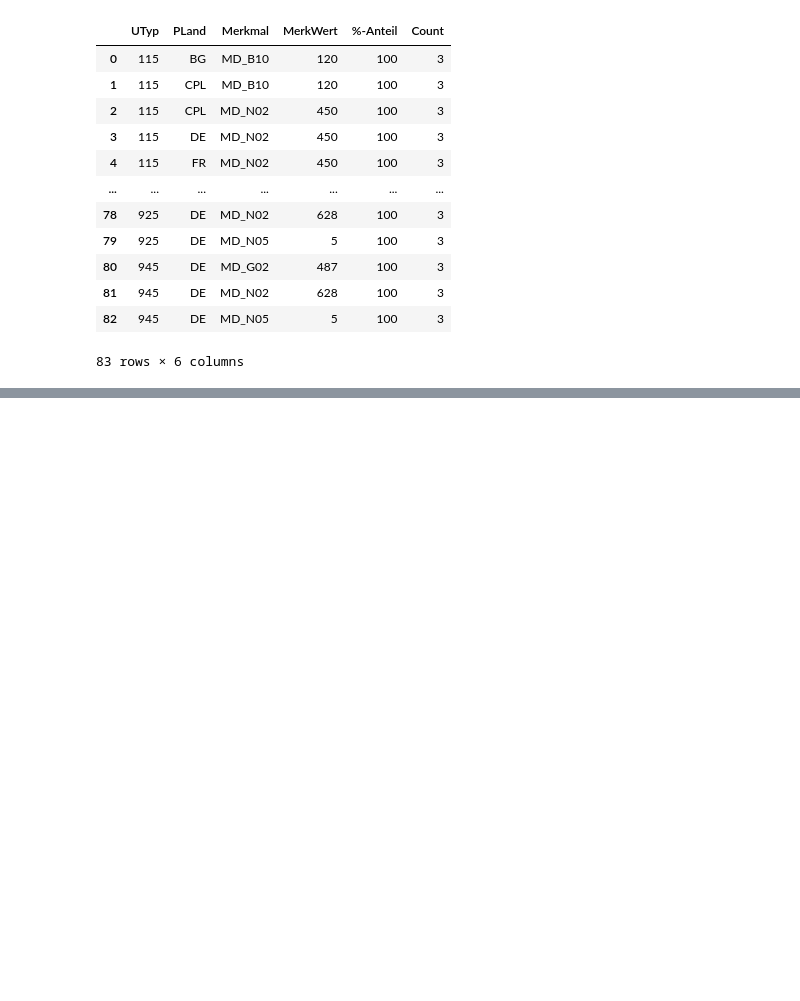
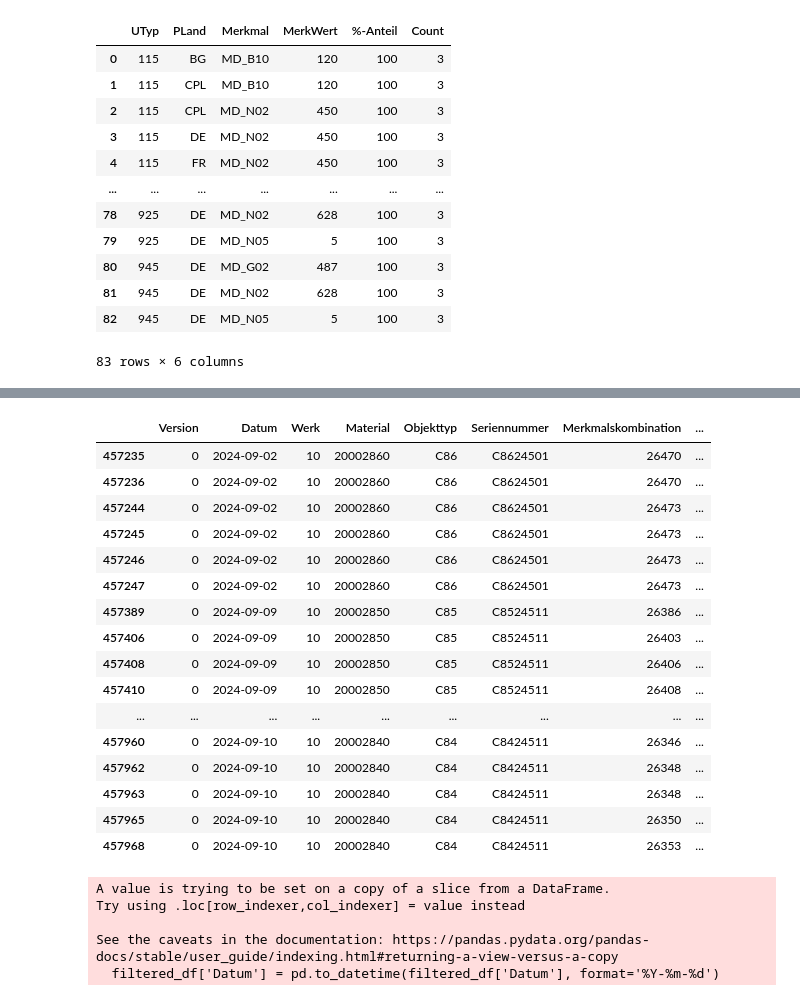
Before and after one commit to realreul/ML-with-CLAAS, a Jupyter notebook: TakeRates.ipynb, the cells around one changed output, grey strips where cells are left out. Saved outputs shown, nothing was run; the diff lists cells and outputs as text; code cells hidden in the pictures; blank space fills up the shorter version.

Commit message:
New data eval

```diff
--- a/TakeRates.ipynb
+++ b/TakeRates.ipynb
@@ -586,0 +589,4 @@ consistent_groups.reset_index(name='Count')
+# %%
+import pandas as pd
+
+df = pd.read_excel('CLAAS_data/S612_P10_CSE_20240529.XLSX')
@@ -586,0 +624,5 @@ consistent_groups.reset_index(name='Count')
+# %%
+merkmale = ['MD_P02', 'MD_N02', 'MD_N08', 'MD_N05', 'MD_B10', 'MD_G02']
+
+filtered_df = df[df['Merkmalname'].isin(merkmale)]
+filtered_df
@@ -586,0 +643,32 @@ consistent_groups.reset_index(name='Count')
+# %%
+filtered_df.tail(50)
+# %% [output]
+|  | Version | Datum | Werk | Material | Objekttyp | Seriennummer | Merkmalskombination | ... |
+| 457235 | 0 | 2024-09-02 | 10 | 20002860 | C86 | C8624501 | 26470 | ... |
+| 457236 | 0 | 2024-09-02 | 10 | 20002860 | C86 | C8624501 | 26470 | ... |
+| 457244 | 0 | 2024-09-02 | 10 | 20002860 | C86 | C8624501 | 26473 | ... |
+| 457245 | 0 | 2024-09-02 | 10 | 20002860 | C86 | C8624501 | 26473 | ... |
+| 457246 | 0 | 2024-09-02 | 10 | 20002860 | C86 | C8624501 | 26473 | ... |
+| 457247 | 0 | 2024-09-02 | 10 | 20002860 | C86 | C8624501 | 26473 | ... |
+| 457389 | 0 | 2024-09-09 | 10 | 20002850 | C85 | C8524511 | 26386 | ... |
+| 457406 | 0 | 2024-09-09 | 10 | 20002850 | C85 | C8524511 | 26403 | ... |
+| 457408 | 0 | 2024-09-09 | 10 | 20002850 | C85 | C8524511 | 26406 | ... |
+| 457410 | 0 | 2024-09-09 | 10 | 20002850 | C85 | C8524511 | 26408 | ... |
+| ... | ... | ... | ... | ... | ... | ... | ... | ... |
+| 457960 | 0 | 2024-09-10 | 10 | 20002840 | C84 | C8424511 | 26346 | ... |
+| 457962 | 0 | 2024-09-10 | 10 | 20002840 | C84 | C8424511 | 26348 | ... |
+| 457963 | 0 | 2024-09-10 | 10 | 20002840 | C84 | C8424511 | 26348 | ... |
+| 457965 | 0 | 2024-09-10 | 10 | 20002840 | C84 | C8424511 | 26350 | ... |
+| 457968 | 0 | 2024-09-10 | 10 | 20002840 | C84 | C8424511 | 26353 | ... |
+# %%
+# Konvertieren des Datumsstrings in ein datetime-Objekt, falls notwendig
+filtered_df['Datum'] = pd.to_datetime(filtered_df['Datum'], format='%Y-%m-%d')
+
+# Filtern des DataFrames, um nur Daten vor oder am 31. Mai 2024 zu erhalten
+filtered_df2 = filtered_df[filtered_df['Datum'] <= pd.Timestamp('2024-05-31')]
+# %% [output]
+A value is trying to be set on a copy of a slice from a DataFrame.
+Try using .loc[row_indexer,col_indexer] = value instead
+
+See the caveats in the documentation: https://pandas.pydata.org/pandas-docs/stable/user_guide/indexing.html#returning-a-view-versus-a-copy
+  filtered_df['Datum'] = pd.to_datetime(filtered_df['Datum'], format='%Y-%m-%d')
```
Also changed, not shown: parts of 14 cells of this notebook, 3 other files.
